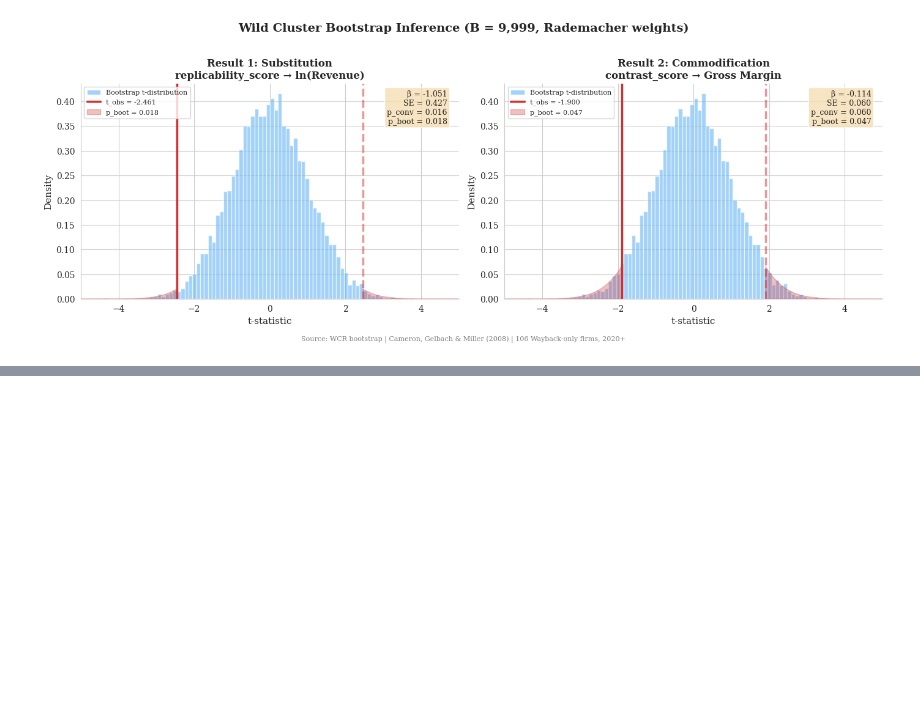
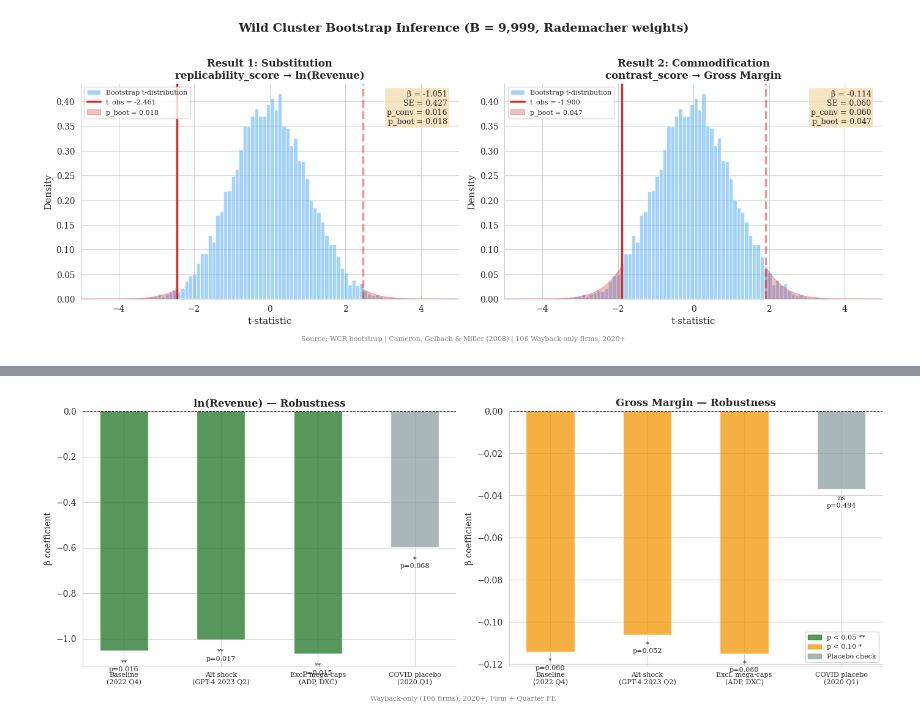
Before and after one commit to hakangulmez/thesis-ai-task-shock, a Jupyter notebook: notebooks/project_overview.ipynb, the cells around one changed output, grey strips where cells are left out. Saved outputs shown, nothing was run; the diff lists cells and outputs as text; code cells hidden in the pictures; blank space fills up the shorter version.

```diff
--- a/notebooks/project_overview.ipynb
+++ b/notebooks/project_overview.ipynb
@@ -1105,0 +1250,95 @@ plt.show()
+# %%
+import pandas as pd
+import matplotlib.pyplot as plt
+import numpy as np
+
+robust = pd.DataFrame({
+    'Check': ['Baseline\n(2022 Q4)',
+              'Alt shock\n(GPT-4 2023 Q2)',
+              'Excl. mega-caps\n(ADP, DXC)',
+              'COVID placebo\n(2020 Q1)'],
+    'Rev Beta': [-1.051, -1.004, -1.066, -0.598],
+    'Rev p': [0.016, 0.017, 0.015, 0.068],
+    'GM Beta': [-0.114, -0.106, -0.115, -0.037],
+    'GM p': [0.060, 0.052, 0.060, 0.494]
+})
+
+fig, axes = plt.subplots(1, 2, figsize=(14, 5))
+
+x = np.arange(4)
+width = 0.5
+
+def bar_color(p, is_placebo=False):
+    if is_placebo:
+        return '#95A5A6'
+    return '#2E7D32' if p < 0.05 else '#F39C12' if p < 0.10 else '#E74C3C'
+
+rev_colors = [bar_color(p, i==3)
+              for i, p in enumerate(robust['Rev p'])]
+gm_colors = [bar_color(p, i==3)
+             for i, p in enumerate(robust['GM p'])]
+
+# Revenue
+bars = axes[0].bar(x, robust['Rev Beta'],
+                    width, color=rev_colors,
+                    alpha=0.8, edgecolor='white')
+axes[0].axhline(0, color='black',
+                linewidth=0.8, linestyle='--')
+axes[0].set_xticks(x)
+axes[0].set_xticklabels(robust['Check'], fontsize=8)
+axes[0].set_ylabel('β coefficient', fontsize=10)
+axes[0].set_title('ln(Revenue) — Robustness',
+                   fontsize=12, fontweight='bold')
+axes[0].spines['top'].set_visible(False)
+axes[0].spines['right'].set_visible(False)
+
+for bar, p in zip(bars, robust['Rev p']):
+    sig = '***' if p<0.01 else '**' if p<0.05 else '*' if p<0.10 else 'ns'
+    axes[0].text(bar.get_x() + bar.get_width()/2,
+                 bar.get_height() - 0.04,
+                 f'{sig}\np={p:.3f}',
+                 ha='center', va='top', fontsize=8)
+
+# Gross Margin
+bars2 = axes[1].bar(x, robust['GM Beta'],
+                     width, color=gm_colors,
+                     alpha=0.8, edgecolor='white')
+axes[1].axhline(0, color='black',
+                linewidth=0.8, linestyle='--')
+axes[1].set_xticks(x)
+axes[1].set_xticklabels(robust['Check'], fontsize=8)
+axes[1].set_ylabel('β coefficient', fontsize=10)
+axes[1].set_title('Gross Margin — Robustness',
+                   fontsize=12, fontweight='bold')
+axes[1].spines['top'].set_visible(False)
+axes[1].spines['right'].set_visible(False)
+
+for bar, p in zip(bars2, robust['GM p']):
+    sig = '***' if p<0.01 else '**' if p<0.05 else '*' if p<0.10 else 'ns'
+    axes[1].text(bar.get_x() + bar.get_width()/2,
+                 bar.get_height() - 0.003,
+                 f'{sig}\np={p:.3f}',
+                 ha='center', va='top', fontsize=8)
+
+from matplotlib.patches import Patch
+legend = [
+    Patch(color='#2E7D32', alpha=0.8, label='p < 0.05 **'),
+    Patch(color='#F39C12', alpha=0.8, label='p < 0.10 *'),
+    Patch(color='#95A5A6', alpha=0.8, label='Placebo check')
+]
+axes[1].legend(handles=legend, fontsize=8, loc='lower right')
+
+plt.figtext(0.5, -0.02,
+    'Wayback-only (106 firms), 2020+, Firm + Quarter FE',
+    ha='center', fontsize=8, color='gray')
+plt.tight_layout()
+plt.savefig('../figures/robustness_checks.png',
+            bbox_inches='tight', dpi=150)
+plt.show()
+
+print('\nROBUSTNESS SUMMARY:')
+print(robust[['Check','Rev Beta','Rev p',
+              'GM Beta','GM p']].to_string(index=False))
+print('\nGreen = p<0.05, Orange = p<0.10, Gray = placebo')
+# %% [output]
+[figure, added]
```
Also changed, not shown: parts of 10 cells of this notebook, 4 other files.
